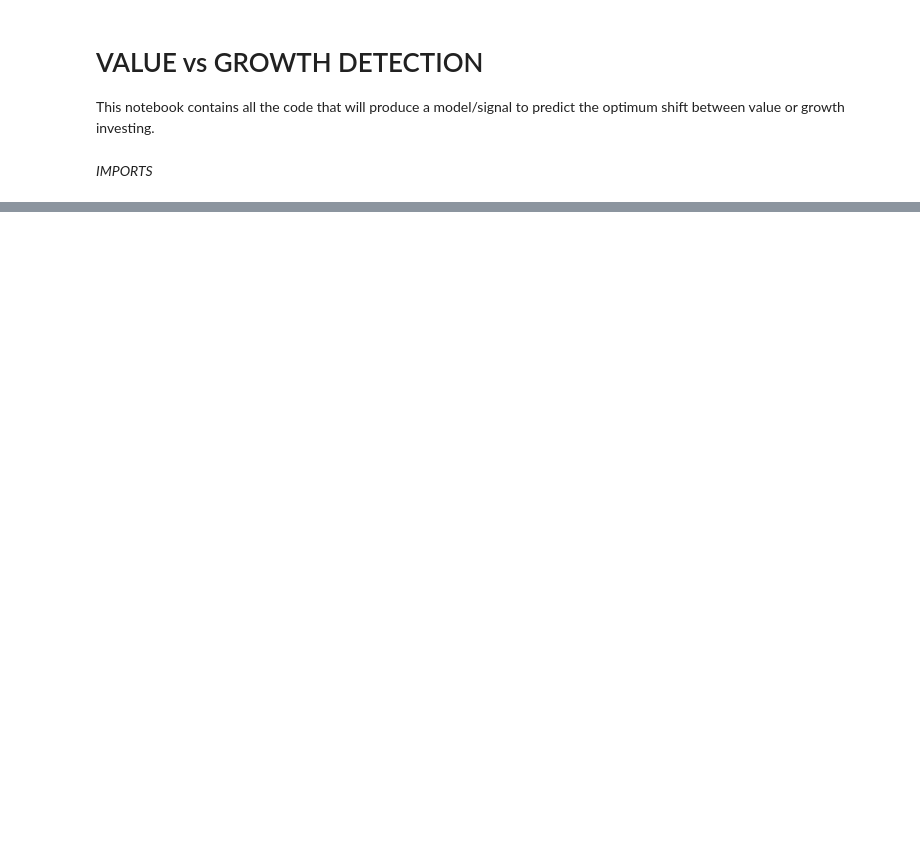
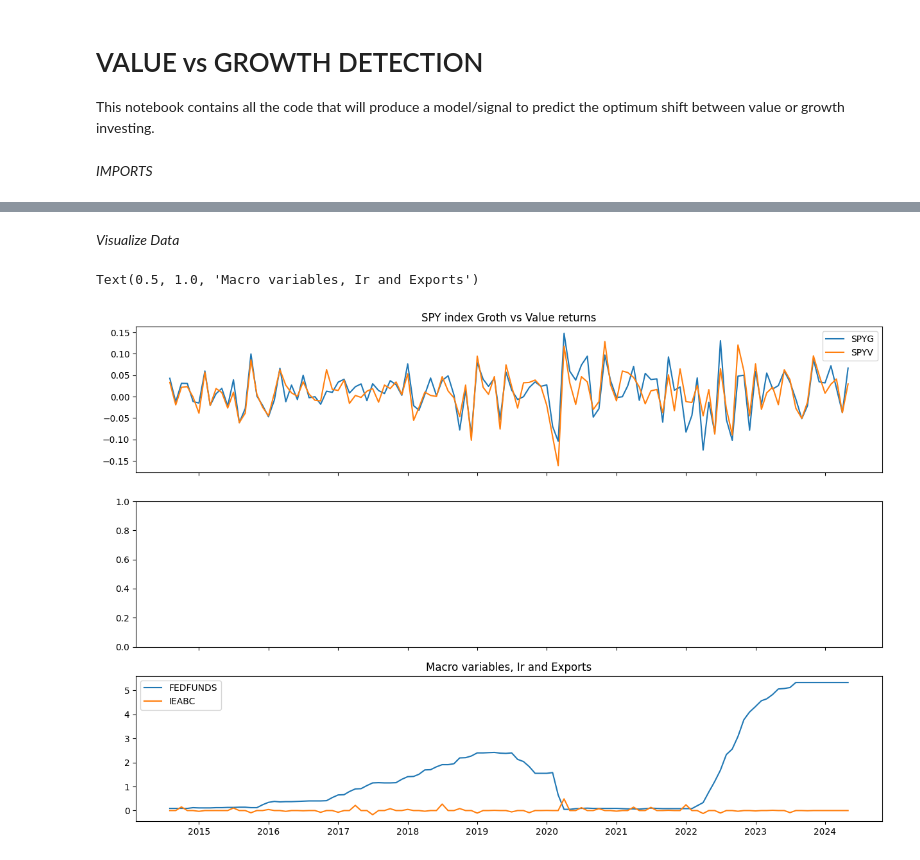
Before and after one commit to rvargas42/Value_Growth_Challenge_ETSFactory, a Jupyter notebook: Research/value_growth_moment_detection.ipynb, the cells around one changed output, grey strips where cells are left out. Drawn from its saved outputs; the diff is of its cells as text; code cells hidden in the pictures; blank space fills up the shorter version.

```diff
--- a/Research/value_growth_moment_detection.ipynb
+++ b/Research/value_growth_moment_detection.ipynb
@@ -26,0 +106,28 @@ etf_spyg =
+# %% [markdown]
+_Visualize Data_
+# %%
+fig, axs = plt.subplots(nrows=3, figsize=(15, 10), sharex=True)
+
+#ETFs
+axs[0].plot(etfs_df["SPYG"])
+axs[0].plot(etfs_df["SPYV"])
+axs[0].legend(["SPYG", "SPYV"])
+axs[0].set_title("SPY index Groth vs Value returns")
+
+#Commodities Futures
+# axs[1].plot(commodities_df["Crude_Oil"])
+# axs[1].plot(commodities_df["Gold"])
+# axs[1].plot(commodities_df["Heating_Oil"])
+# axs[1].plot(commodities_df["10Y_US_TBonds"])
+# axs[1].plot(commodities_df["Corn"])
+# axs[1].legend(commodities_df.columns)
+# axs[1].set_title("Commodities Futures")
+
+#Macro
+axs[2].plot(macro_df["FEDFUNDS"])
+axs[2].plot(macro_df["IEABC"])
+axs[2].legend(macro_df.columns)
+axs[2].set_title("Macro variables, Ir and Exports")
+# %% [output]
+Text(0.5, 1.0, 'Macro variables, Ir and Exports')
+[figure, added]
```
Also changed, not shown: parts of 9 cells of this notebook, 11 other files.
